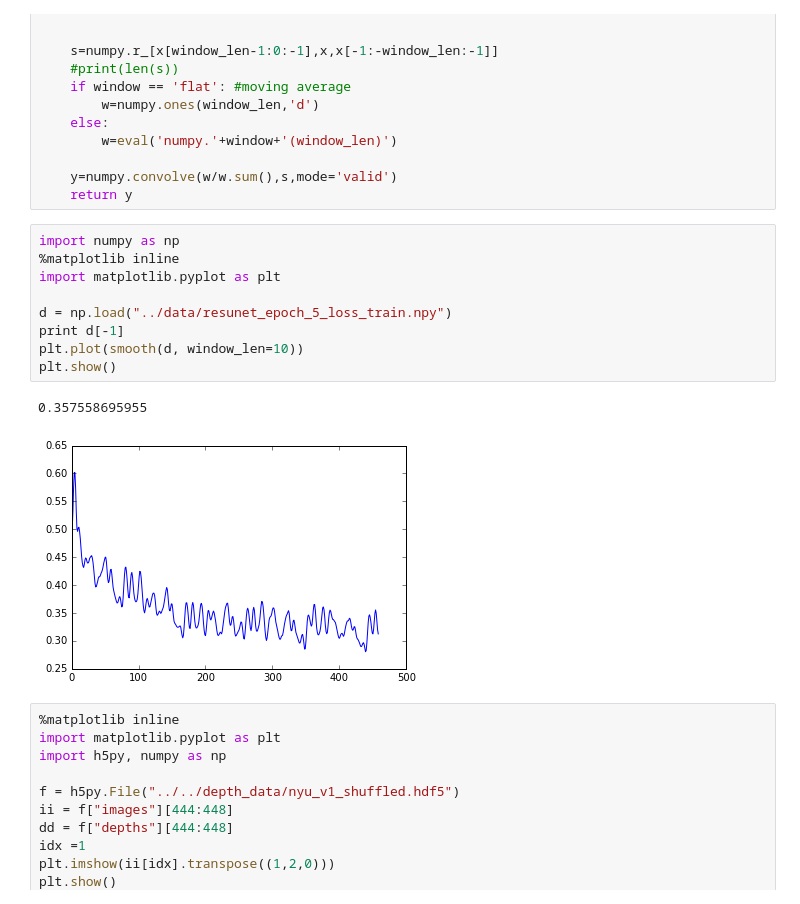
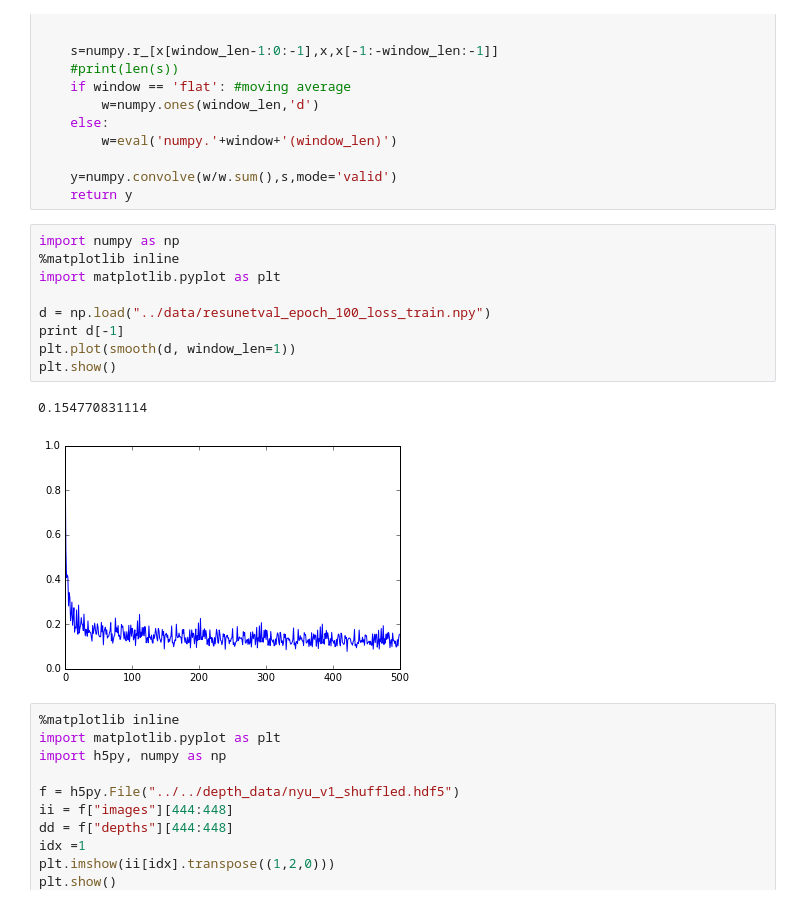
Before and after one commit to sebastian-schlecht/im2vol, a Jupyter notebook: experiments/infer.ipynb, the cells around one changed output. Cells and saved outputs as stored; diff of their text form.

```diff
--- a/experiments/infer.ipynb
+++ b/experiments/infer.ipynb
@@ -97,15 +97,15 @@ def smooth(x,window_len=11,window='hanning'):
 # %%
 import numpy as np
 %matplotlib inline
 import matplotlib.pyplot as plt
 
-d = np.load("../data/resunet_epoch_5_loss_train.npy")
+d = np.load("../data/resunetval_epoch_100_loss_train.npy")
 print d[-1]
-plt.plot(smooth(d, window_len=10))
+plt.plot(smooth(d, window_len=1))
 plt.show()
 # %% [output]
-0.357558695955
+0.154770831114
-[figure, old version]
+[figure, new version]
 # %%
 %matplotlib inline
 import matplotlib.pyplot as plt
```
Also changed, not shown: 3 other files.
